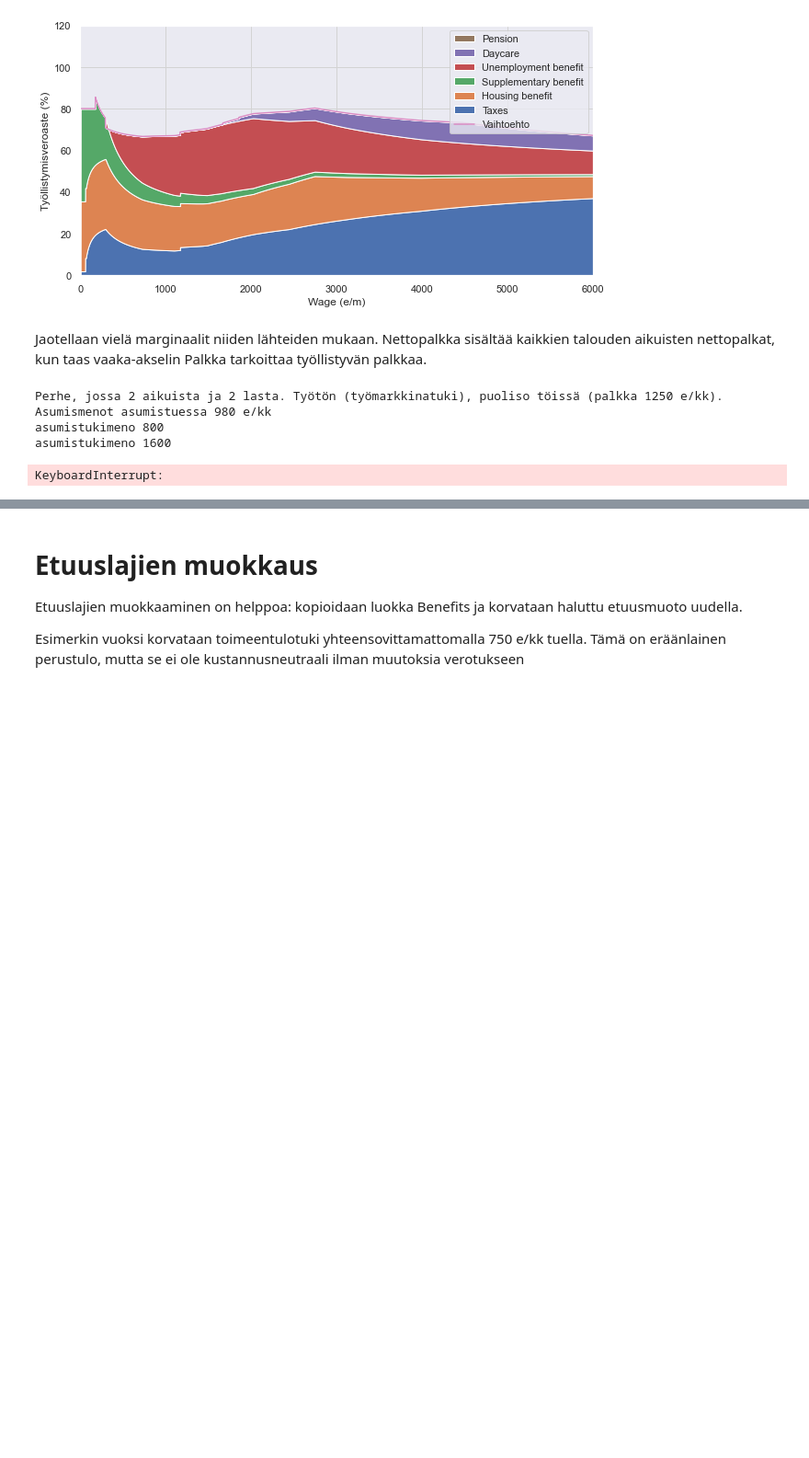
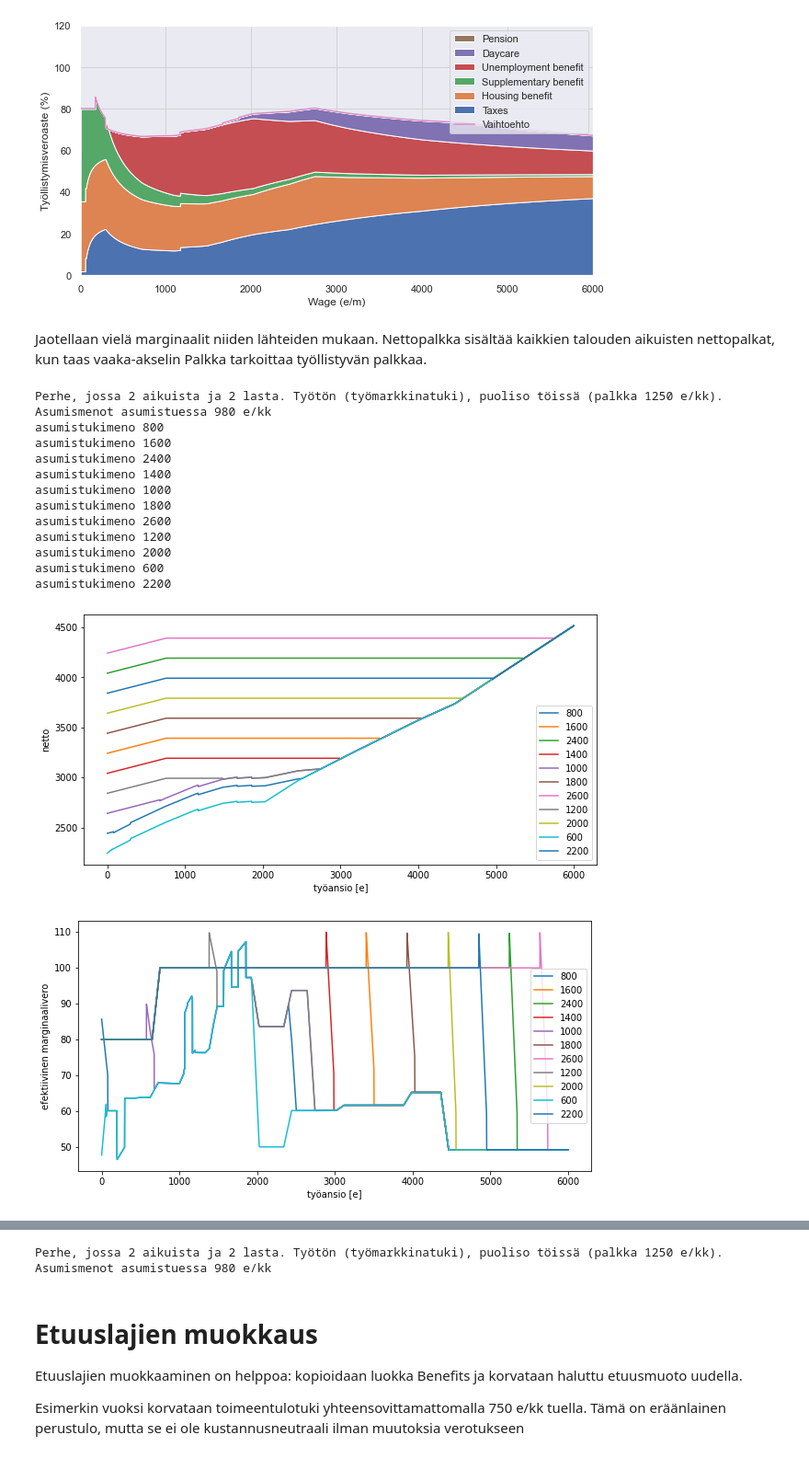
Before and after one commit to ajtanskanen/benefits, a Jupyter notebook: kannusteet laskelmia.ipynb, the cells around one changed output, grey strips where cells are left out. Shown at 92% size. Drawn from its saved outputs; the diff is of its cells as text; code cells hidden in the pictures; blank space fills up the shorter version.

```diff
--- a/kannusteet laskelmia.ipynb
+++ b/kannusteet laskelmia.ipynb
@@ -65,33 +66,46 @@ p,selite=fin_benefits.perheparametrit(perhetyyppi=12,tulosta=True)
 netto=[]
 eff=[]
 tva=[]
+osatva=[]
 label=[]
 
 for asumismeno in set([600,800,1000,1200,1400,1600,1800,2000,2200,2400,2600]):
     p['asumismenot_yhdistetty']=asumismeno+79
     p['asumismenot_toimeentulo']=asumismeno+79
     p['asumismenot_asumistuki']=asumismeno
     print('asumistukimeno {}'.format(asumismeno))
     basenetto,baseeff,basetva,baseostva=ben.laske_ja_plottaa(p,plottaa=False)
     netto.append(basenetto)
     tva.append(basetva)
     eff.append(baseeff)
+    osatva.append(baseostva)
     label.append(asumismeno)
 
 def plottaa(lista,labels,otsake):
     fig,ax=plt.subplots()
     for i,k in enumerate(lista):
         plt.plot(k,label=labels[i])
     ax.set_xlabel('työansio [e]')
     ax.set_ylabel(otsake)
     ax.legend()
     plt.show()
 
 plottaa(netto,label,'netto')
 plottaa(eff,label,'efektiivinen marginaalivero')
 plottaa(tva,label,'työllistymisveroaste')
+plottaa(osatva,label,'osatyö -> kokoaikatyö')
 # %% [output]
 Perhe, jossa 2 aikuista ja 2 lasta. Työtön (työmarkkinatuki), puoliso töissä (palkka 1250 e/kk). Asumismenot asumistuessa 980 e/kk
 asumistukimeno 800
 asumistukimeno 1600
+asumistukimeno 2400
+asumistukimeno 1400
+asumistukimeno 1000
+asumistukimeno 1800
+asumistukimeno 2600
+asumistukimeno 1200
+asumistukimeno 2000
+asumistukimeno 600
+asumistukimeno 2200
-KeyboardInterrupt:
+[figure, added]
+[figure, added]
@@ -98,6 +113,11 @@ KeyboardInterrupt:
 # %%
 # ja lasketaan & plotataan tulokset
 ben.laske_ja_plottaa_marginaalit(p)
+# %%
+p,selite=fin_benefits.perheparametrit(perhetyyppi=perhetyyppi,tulosta=True)
+basenetto,baseeff,basetva,baseostva=ben.laske_ja_plottaa(p,plottaa=False)
+# %% [output]
+Perhe, jossa 2 aikuista ja 2 lasta. Työtön (työmarkkinatuki), puoliso töissä (palkka 1250 e/kk). Asumismenot asumistuessa 980 e/kk
 # %% [markdown]
 # Etuuslajien muokkaus
 Etuuslajien muokkaaminen on helppoa: kopioidaan luokka Benefits ja korvataan haluttu etuusmuoto uudella.
```
Also changed, not shown: parts of 10 cells of this notebook, 5 other files.
